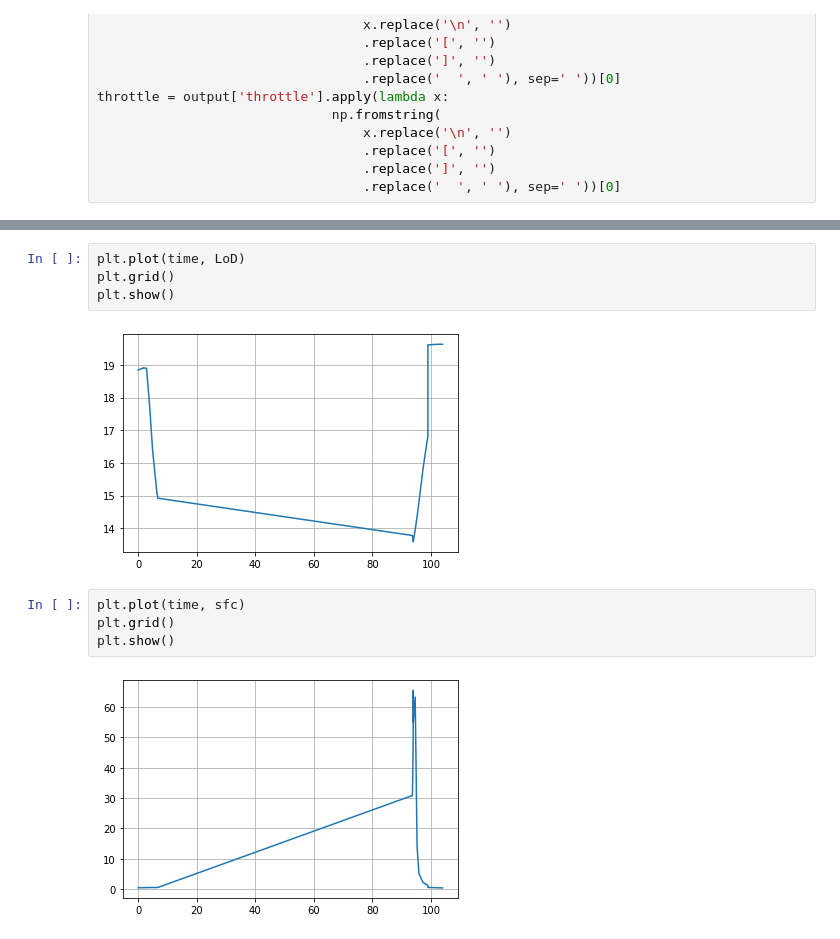
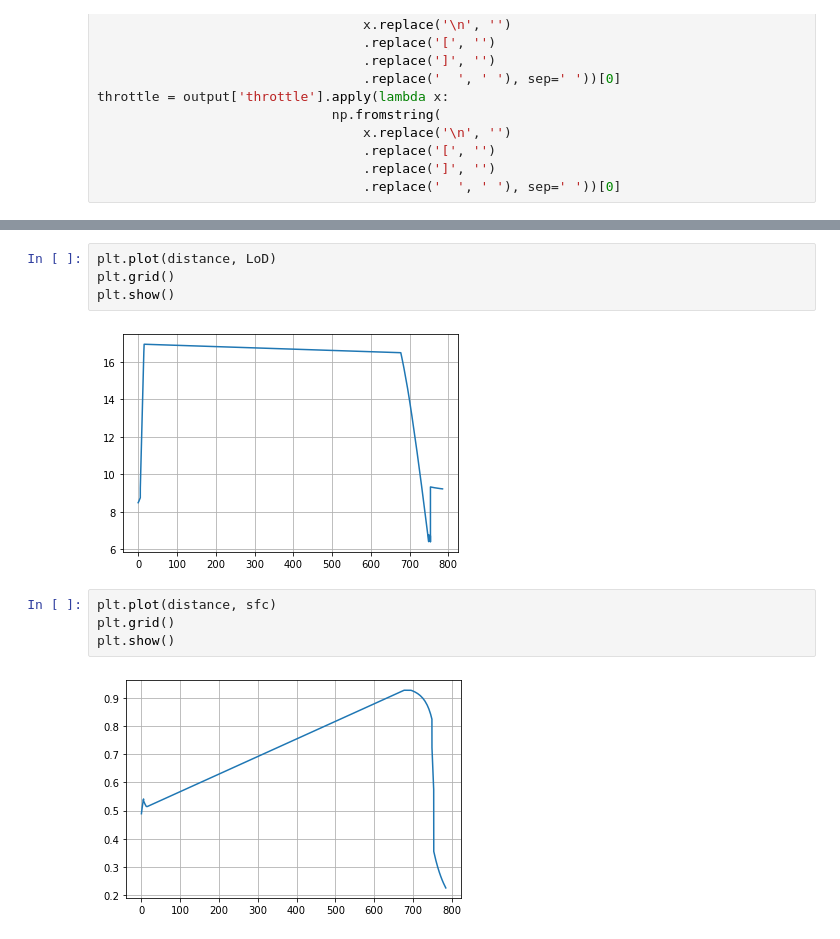
Before and after one commit to AlejandroRios/MDOAirB_base, a Jupyter notebook: framework/analysis-single-result.ipynb, the cells around one changed output, grey strips where cells are left out. Drawn from its saved outputs; the diff is of its cells as text.

```diff
--- a/framework/analysis-single-result.ipynb
+++ b/framework/analysis-single-result.ipynb
@@ -118,13 +118,13 @@ print(altitude[-1])
 # %%
-plt.plot(time, LoD)
+plt.plot(distance, LoD)
 plt.grid()
 plt.show()
 # %% [output]
-[figure, old version]
+[figure, new version]
 # %%
-plt.plot(time, sfc)
+plt.plot(distance, sfc)
 plt.grid()
 plt.show()
 # %% [output]
-[figure, old version]
+[figure, new version]
 # %%
```
Also changed, not shown: parts of 10 cells of this notebook, 6 other files.
